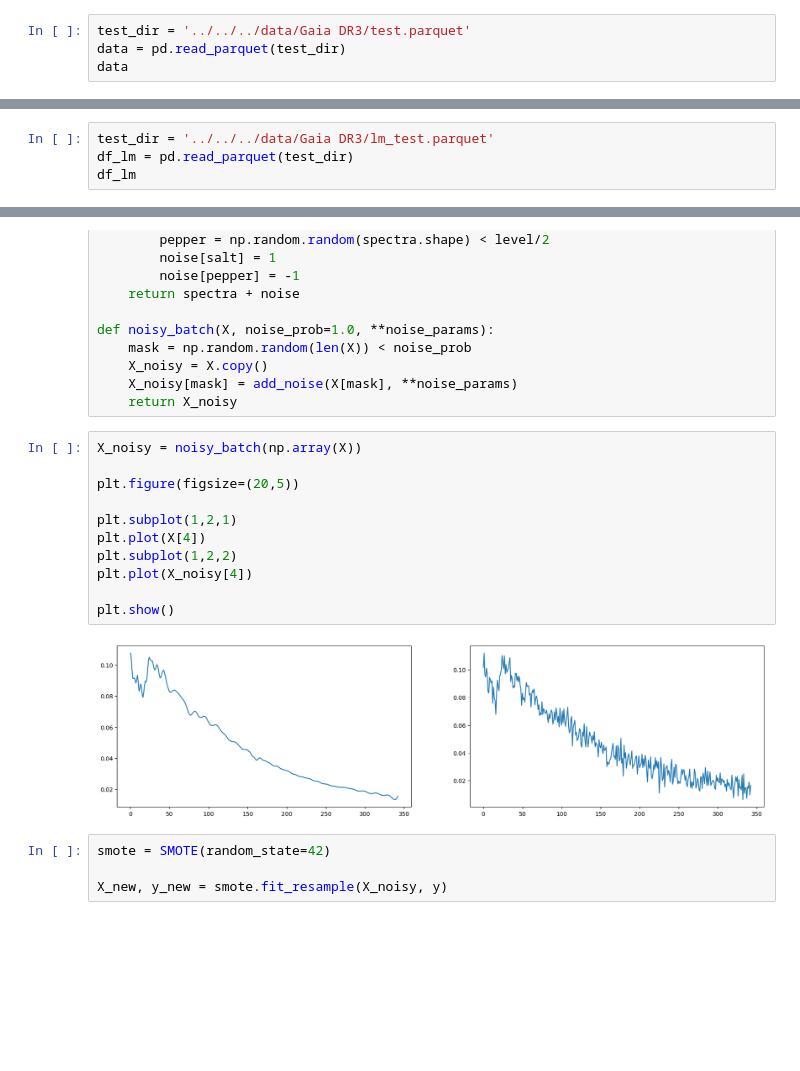
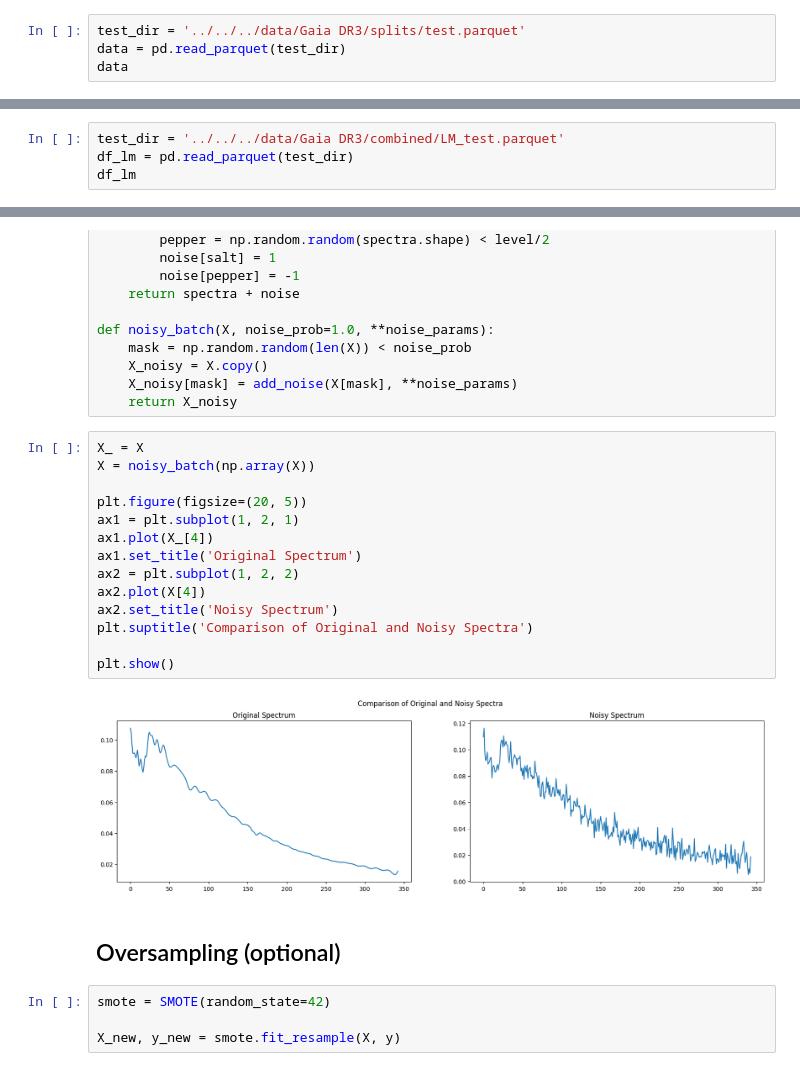
Before and after one commit to bananya-ml/research, a Jupyter notebook: notebooks/deep networks/classification/predict_cnn.ipynb, the cells around one changed output, grey strips where cells are left out. Saved outputs shown, nothing was run; the diff lists cells and outputs as text; blank space fills up the shorter version.

```diff
--- a/notebooks/deep networks/classification/predict_cnn.ipynb
+++ b/notebooks/deep networks/classification/predict_cnn.ipynb
@@ -13,5 +21,5 @@ from sklearn.metrics import roc_auc_score, accuracy_score, f1_score, confusion_m
 # %%
-test_dir = '../../../data/Gaia DR3/test.parquet'
+test_dir = '../../../data/Gaia DR3/splits/test.parquet'
 data = pd.read_parquet(test_dir)
 data
 # %% [output]
@@ -41,4 +109,4 @@ df.head()
 # %%
-test_dir = '../../../data/Gaia DR3/lm_test.parquet'
+test_dir = '../../../data/Gaia DR3/combined/LM_test.parquet'
 df_lm = pd.read_parquet(test_dir)
 df_lm
@@ -164,22 +195,27 @@ def noisy_batch(X, noise_prob=1.0, **noise_params):
     X_noisy[mask] = add_noise(X[mask], **noise_params)
     return X_noisy
 # %%
-X_noisy = noisy_batch(np.array(X))
+X_ = X
+X = noisy_batch(np.array(X))
 
-plt.figure(figsize=(20,5))
-
-plt.subplot(1,2,1)
-plt.plot(X[4])
-plt.subplot(1,2,2)
-plt.plot(X_noisy[4])
+plt.figure(figsize=(20, 5))
+ax1 = plt.subplot(1, 2, 1)
+ax1.plot(X_[4])
+ax1.set_title('Original Spectrum')
+ax2 = plt.subplot(1, 2, 2)
+ax2.plot(X[4])
+ax2.set_title('Noisy Spectrum')
+plt.suptitle('Comparison of Original and Noisy Spectra')
 
 plt.show()
 # %% [output]
-[figure, old version]
+[figure, new version]
+# %% [markdown]
+## Oversampling (optional)
 # %%
 smote = SMOTE(random_state=42)
 
-X_new, y_new = smote.fit_resample(X_noisy, y)
+X_new, y_new = smote.fit_resample(X, y)
 # %%
 one_indices = np.where(y == 1.)[0]
 random_index = np.random.choice(one_indices)
```
Also changed, not shown: parts of 29 cells of this notebook, 19 other files.
